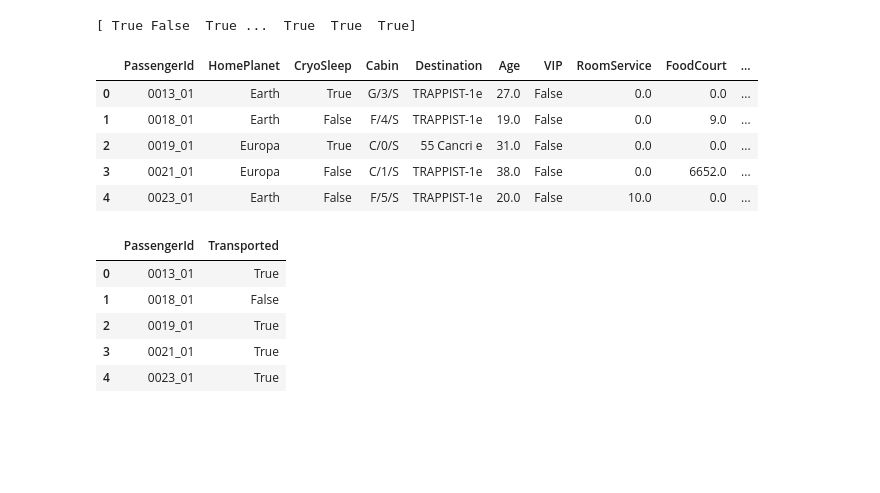
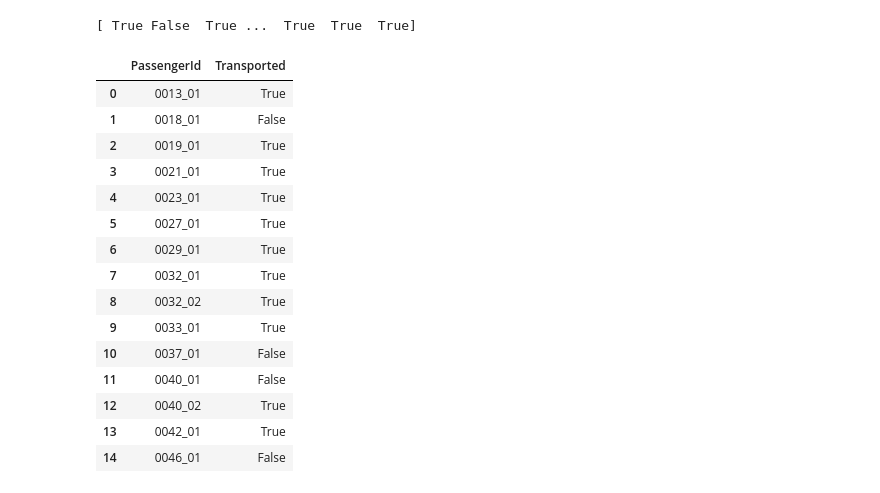
Before and after one commit to bpung05/galatic_titanic, a Jupyter notebook: notebook.ipynb, the cells around one changed output. Cells and saved outputs as stored; diff of their text form; code cells hidden in the pictures; blank space fills up the shorter version.

```diff
--- a/notebook.ipynb
+++ b/notebook.ipynb
@@ -194,5 +204,3 @@ train
 | 8691 | 9280_01 | Europa | False | E/608/S | 55 Cancri e | 32.0 | False | 0.0 | 1049.0 | ... |
 | 8692 | 9280_02 | Europa | False | E/608/S | TRAPPIST-1e | 44.0 | False | 126.0 | 4688.0 | ... |
 8693 rows × 14 columns
-# %%
-train = pd.read_csv('data/train.csv')
@@ -307,3 +299,3 @@ train
 # %%
-train = process_data(train)
+processed_data = process_data(train)
 # %%
@@ -336,7 +328,7 @@ Now the data looks gooooood!
 In this section I plan to create 3 different models and evaluate the performnce of all three.
 # %%
 
-targets = train['Transported']
-inputs = train.drop(['Transported'], axis=1)
+targets = processed_data['Transported']
+inputs = processed_data.drop(['Transported'], axis=1)
 inputs
 # %% [output]
@@ -374,10 +366,11 @@ from sklearn.preprocessing import RobustScaler
 from sklearn.preprocessing import QuantileTransformer
 
 
-scaler = Normalizer()
+scaler = MinMaxScaler()
 
-# Fit the scaler to your training data (including numerical, one-hot encoded, and labeled columns)
+# I use the minmaxscaler to normalize among each column
 
 x_train_scaled = scaler.fit_transform(x_train)
 
 x_test_scaled = scaler.transform(x_test)
+x_train_scaled[0]
@@ -687,13 +724,3 @@ final_pred = (final_pred==1) #set to True/False
 print(final_pred)
 # %% [output]
 [ True False  True ...  True  True  True]
-# %%
-test = pd.read_csv('data/test.csv')
-test.head()
-# %% [output]
-|  | PassengerId | HomePlanet | CryoSleep | Cabin | Destination | Age | VIP | RoomService | FoodCourt | ... |
-| 0 | 0013_01 | Earth | True | G/3/S | TRAPPIST-1e | 27.0 | False | 0.0 | 0.0 | ... |
-| 1 | 0018_01 | Earth | False | F/4/S | TRAPPIST-1e | 19.0 | False | 0.0 | 9.0 | ... |
-| 2 | 0019_01 | Europa | True | C/0/S | 55 Cancri e | 31.0 | False | 0.0 | 0.0 | ... |
-| 3 | 0021_01 | Europa | False | C/1/S | TRAPPIST-1e | 38.0 | False | 0.0 | 6652.0 | ... |
-| 4 | 0023_01 | Earth | False | F/5/S | TRAPPIST-1e | 20.0 | False | 10.0 | 0.0 | ... |
@@ -704,12 +727,23 @@ submission_df['Transported'] = final_pred
 # %%
-submission_df.head()
+submission_df['Transported'] = final_pred
+submission_df.head(15)
 # %% [output]
 |  | PassengerId | Transported |
 | 0 | 0013_01 | True |
 | 1 | 0018_01 | False |
 | 2 | 0019_01 | True |
 | 3 | 0021_01 | True |
 | 4 | 0023_01 | True |
+| 5 | 0027_01 | True |
+| 6 | 0029_01 | True |
+| 7 | 0032_01 | True |
+| 8 | 0032_02 | True |
+| 9 | 0033_01 | True |
+| 10 | 0037_01 | False |
+| 11 | 0040_01 | False |
+| 12 | 0040_02 | True |
+| 13 | 0042_01 | True |
+| 14 | 0046_01 | False |
 # %%
 submission_df.to_csv('prediction.csv' , index=False)
 # %% [markdown]
```
Also changed, not shown: parts of 33 cells of this notebook, 3 other files.
